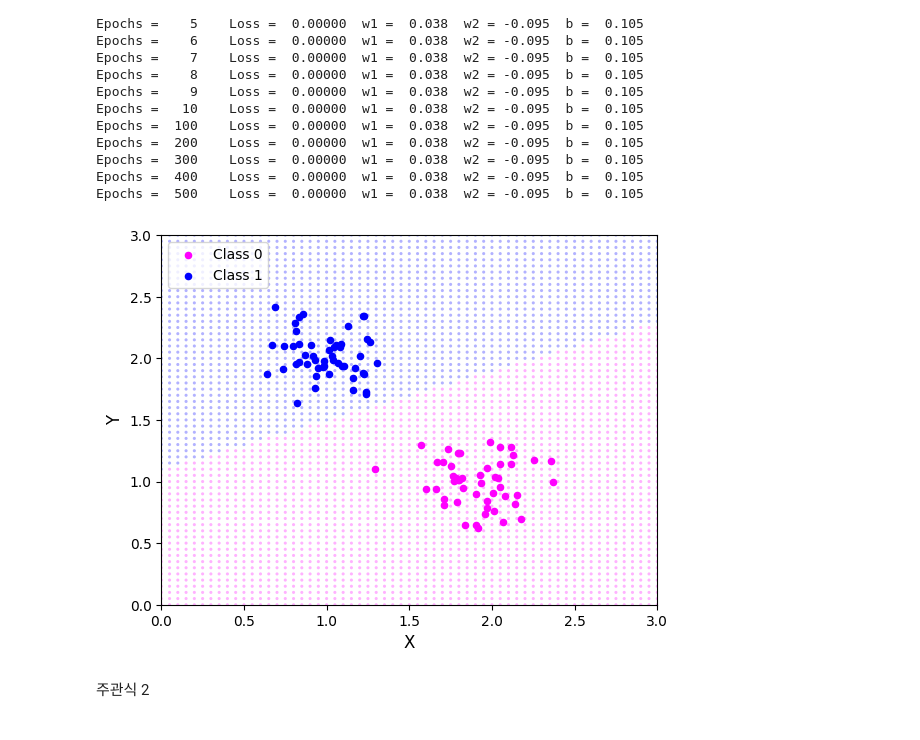
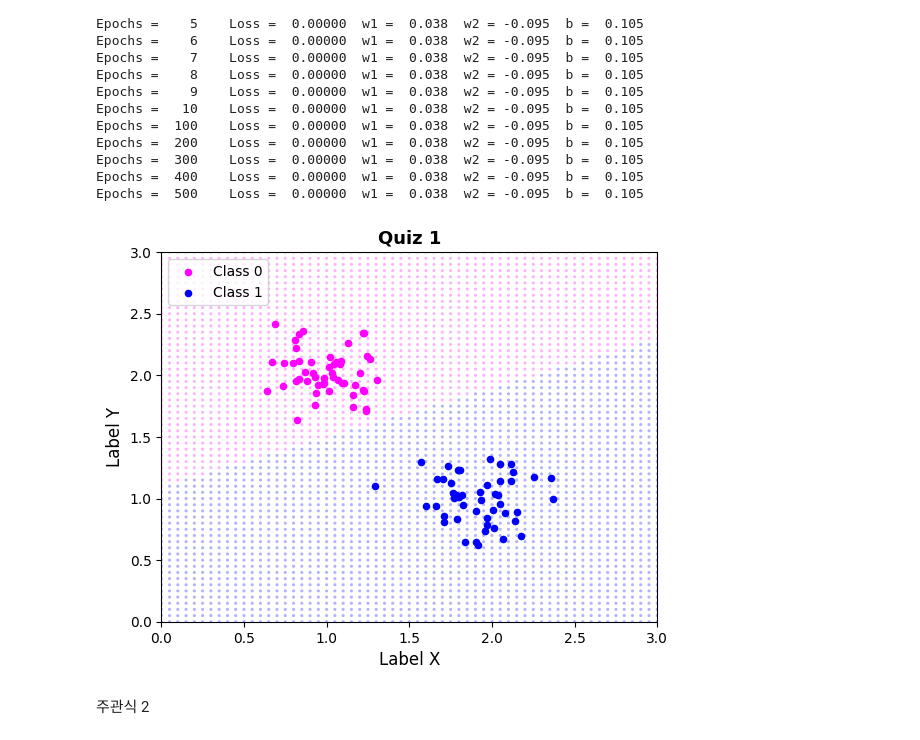
Before and after one commit to shyoonCS/DataAnalysis, a Jupyter notebook: 202534_364010(윤선희).ipynb, the cells around one changed output. Saved outputs shown, nothing was run; the diff lists cells and outputs as text; code cells hidden in the pictures.

```diff
--- a/202534_364010(윤선희).ipynb
+++ b/202534_364010(윤선희).ipynb
@@ -213,15 +220,15 @@ Epochs =  500    Loss =  0.00000  w1 =  0.038  w2 = -0.095  b =  0.105
 # %%
 visualize(p, X_tr, y_tr,
           multi_class = False,
           class_id = labels,
-          labels = [1, 0],
+          labels = [0, 1],
           colors = ['magenta', 'blue'],
           xlabel = 'Label X',
           ylabel = 'Label Y',
           legend_loc = 'upper left',
-          title = '')
+          title = 'Quiz 1')
 # %% [output]
-[figure, old version]
+[figure, new version]
 # %% [markdown]
 주관식 2
 # %%
```
Also changed, not shown: parts of 3 cells of this notebook.
